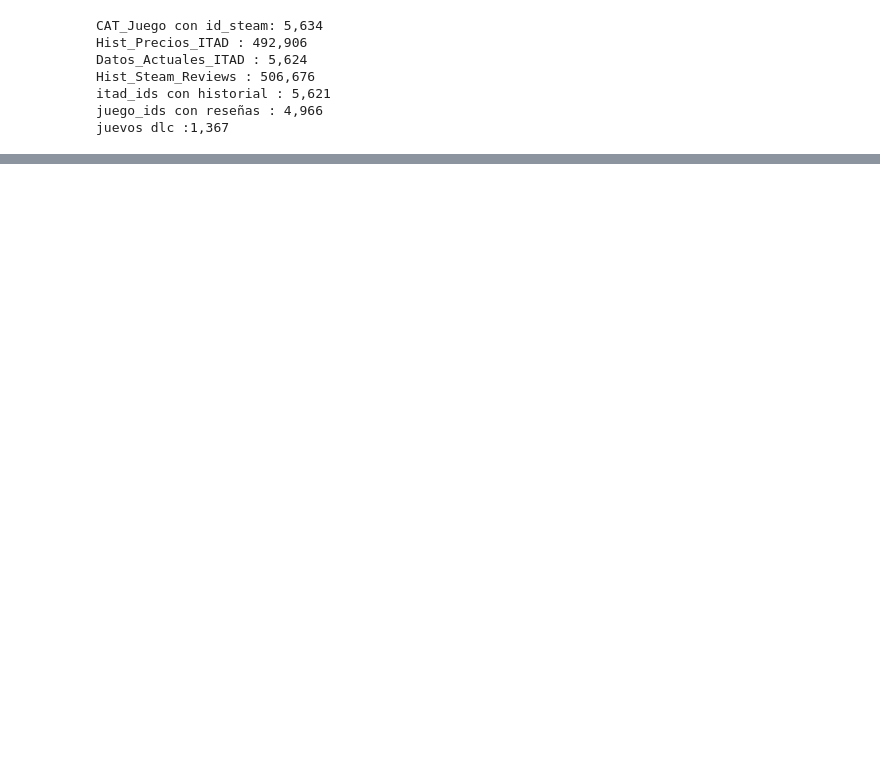
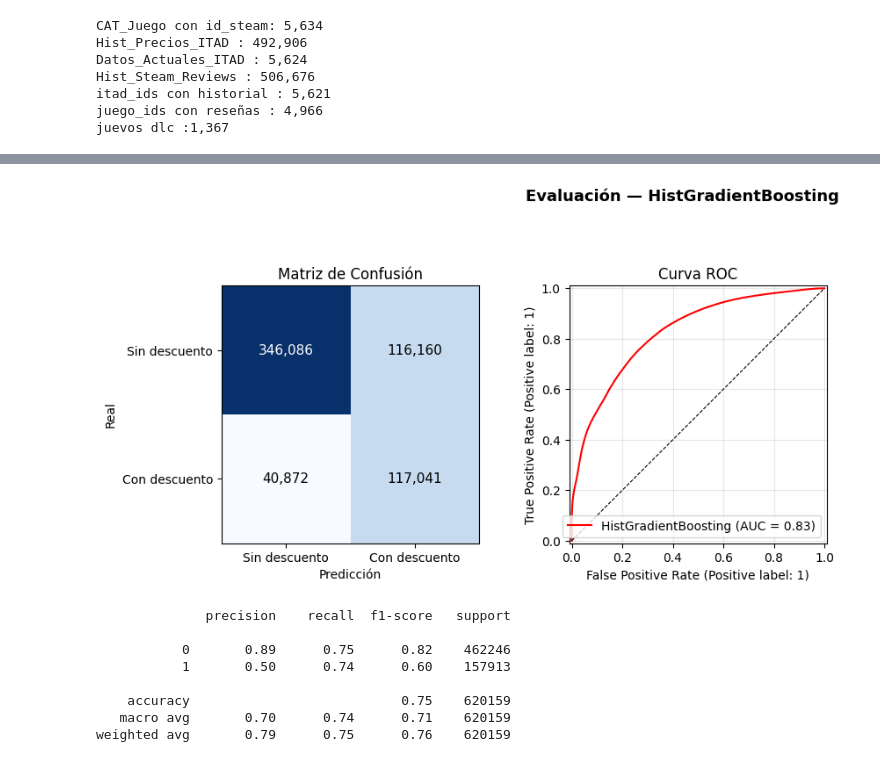
Before and after one commit to AdrianFrias/GAMELENS, a Jupyter notebook: notebooks/11_Analisis_Descuentos.ipynb, the cells around one changed output, grey strips where cells are left out. Drawn from its saved outputs; the diff is of its cells as text; code cells hidden in the pictures; blank space fills up the shorter version.

```diff
--- a/notebooks/11_Analisis_Descuentos.ipynb
+++ b/notebooks/11_Analisis_Descuentos.ipynb
@@ -1292,0 +2872,31 @@ juevos dlc :1,367
+# %%
+
+pipeline_hgb = Pipeline([
+    ('model', HistGradientBoostingClassifier(
+                class_weight='balanced',
+                random_state=31,
+                max_iter=200
+              ))
+])
+
+pipeline_hgb.fit(X_train, y_train)
+y_pred_hgb = pipeline_hgb.predict(X_test)
+# %%
+plot_modelo(
+    'HistGradientBoosting',
+    y_test,
+    y_pred_hgb,
+    pipeline_hgb.predict_proba(X_test)[:,1],
+    color='red'
+)
+print(classification_report(y_test, y_pred_hgb))
+# %% [output]
+[figure, added]
+              precision    recall  f1-score   support
+
+           0       0.89      0.75      0.82    462246
+           1       0.50      0.74      0.60    157913
+
+    accuracy                           0.75    620159
+   macro avg       0.70      0.74      0.71    620159
+weighted avg       0.79      0.75      0.76    620159
```
Also changed, not shown: parts of 155 cells of this notebook, 2 other files.
